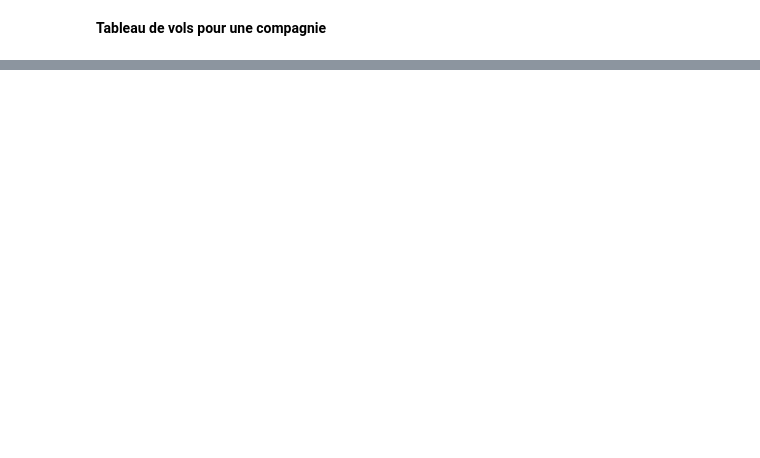
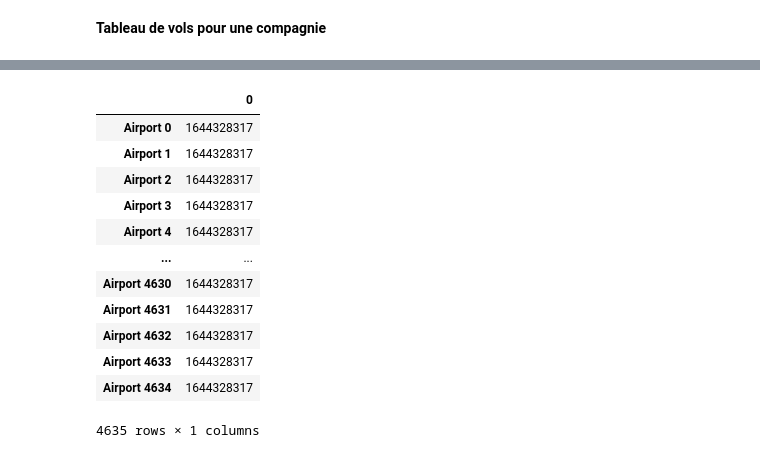
Before and after one commit to annevogel13/lifradaravion, a Jupyter notebook: Test_FlightRadarAPI_Loris.ipynb, the cells around one changed output, grey strips where cells are left out. Cells and saved outputs as stored; diff of their text form; code cells hidden in the pictures; blank space fills up the shorter version.

```diff
--- a/Test_FlightRadarAPI_Loris.ipynb
+++ b/Test_FlightRadarAPI_Loris.ipynb
@@ -133,0 +282,4 @@ titles = [1,2,3,4,5,6,8,9,10,11,12,13,14,15,16,17,18,19]
+# %%
+value_list_dict = list(airports.values)[1][1].keys()
+list_valeurs = pd.DataFrame.from_dict(value_list_dict)
+list_valeurs
@@ -133,0 +295,21 @@ titles = [1,2,3,4,5,6,8,9,10,11,12,13,14,15,16,17,18,19]
+# %%
+list_airport = []
+for value in airports.values:
+    list_airport.append(dict(zip(list_valeurs, value)))
+
+df_airports = pd.DataFrame(list_airport, index = ["Airport "+ str(i) for i in range(len(list_airport))])
+df_airports
+# %% [output]
+|  | 0 |
+| Airport 0 | 1644328317 |
+| Airport 1 | 1644328317 |
+| Airport 2 | 1644328317 |
+| Airport 3 | 1644328317 |
+| Airport 4 | 1644328317 |
+| ... | ... |
+| Airport 4630 | 1644328317 |
+| Airport 4631 | 1644328317 |
+| Airport 4632 | 1644328317 |
+| Airport 4633 | 1644328317 |
+| Airport 4634 | 1644328317 |
+4635 rows × 1 columns
```
Also changed, not shown: parts of 35 cells of this notebook, 2 other files.
